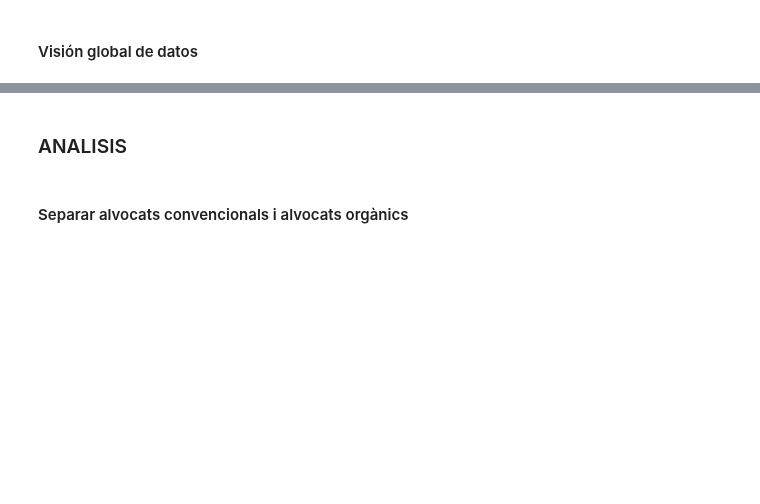
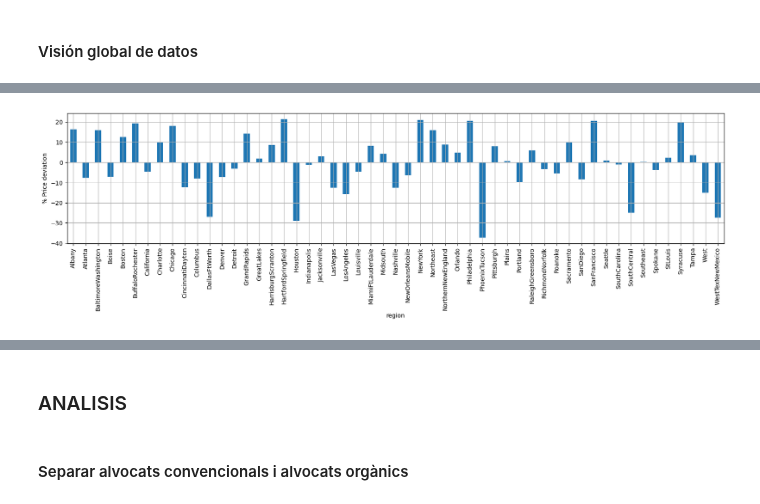
Before and after one commit to cpujol-dev/MiniProjectAavocado, a Jupyter notebook: 10.Avocados del diablo.ipynb, the cells around one changed output, grey strips where cells are left out. Cells and saved outputs as stored; diff of their text form; code cells hidden in the pictures; blank space fills up the shorter version.

```diff
--- a/10.Avocados del diablo.ipynb
+++ b/10.Avocados del diablo.ipynb
@@ -86,0 +366,13 @@ print(data_summary)
+# %%
+# Claramente hay sitios donde los aguacates son más baratos, miremos si tiene que ver con otras características
+df_subset = df_cp[df_cp['region']!= 'TotalUS']
+df_convencionals = df_subset[df_subset['type']=='conventional']
+convencional_region_mean = df_convencionals.groupby('region')['AveragePrice'].mean()#.nlargest(6)
+coloring=convencional_region_mean.index.map(av.region_classification()).map(av.classification_colors())
+total_mean = df_convencionals['AveragePrice'].mean()
+fig, ax= plt.subplots(figsize=(20,4))
+avocados_relative_mean = ((convencional_region_mean - total_mean)*100/total_mean)
+avocados_relative_mean.plot(kind = 'bar', ylabel= '% Price deviation')#, color= coloring)#, color= convencional_region_mean.index.map(classification_colors))
+plt.grid()
+# %% [output]
+[figure, added]
```
Also changed, not shown: parts of 33 cells of this notebook, 1 other file.
